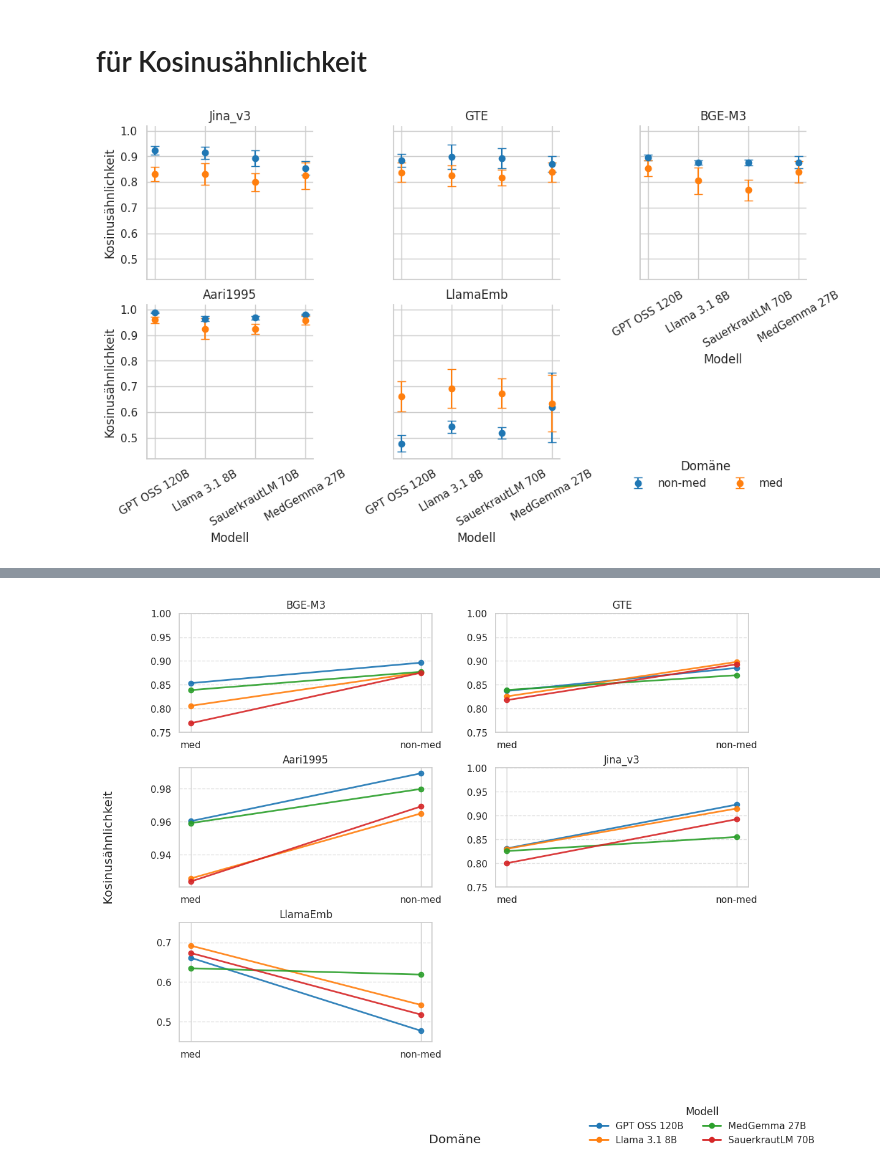
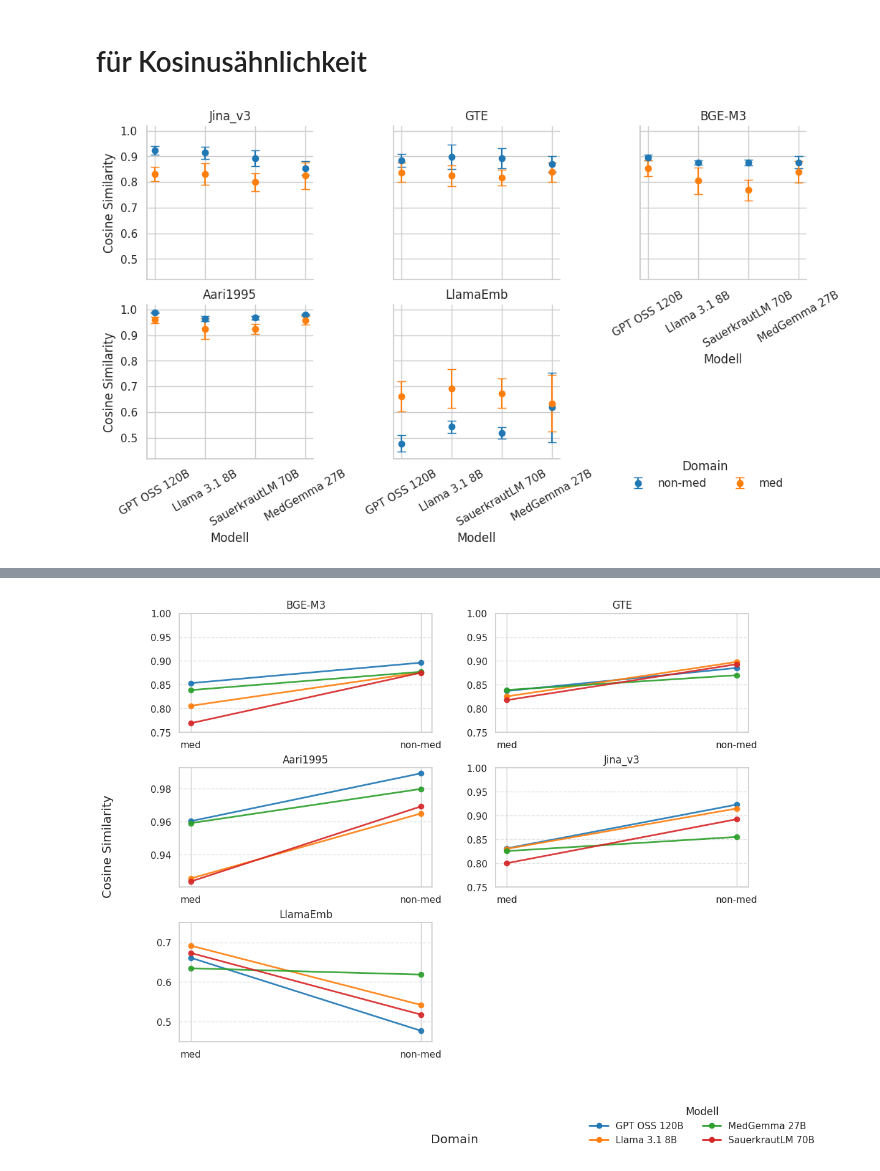
Before and after one commit to ahmad-Wattar/whisper-llm-eval, a Jupyter notebook: plots/gemeinsame_plots.ipynb, the cells around one changed output, grey strips where cells are left out. Drawn from its saved outputs; the diff is of its cells as text; code cells hidden in the pictures.

```diff
--- a/plots/gemeinsame_plots.ipynb
+++ b/plots/gemeinsame_plots.ipynb
@@ -95,10 +102,6 @@ plt.show()
 # %% [markdown]
 # für Kosinusähnlichkeit
 # %%
-import pandas as pd
-import seaborn as sns
-import matplotlib.pyplot as plt
-
 sns.set_theme(style="whitegrid")
 
 # ======================================================
@@ -194,33 +197,33 @@ def point_range(data, **kwargs):
 
 g.map_dataframe(point_range)
 
-g.set_axis_labels("Modell", "Kosinusähnlichkeit")
+g.set_axis_labels("Modell", "Cosine Similarity")
 g.set_titles("{col_name}")
 
 for ax in g.axes.flat:
     ax.tick_params(axis="x", rotation=30)
 
 # ===== Legende unten, mit Abstand =====
 handles, labels = g.axes.flat[0].get_legend_handles_labels()
 
 for ax in g.axes.flat:
     if ax.legend_ is not None:
         ax.legend_.remove()
 
 g.fig.subplots_adjust(bottom=0.28)
 
 g.fig.legend(
     handles,
     labels,
-    title="Domäne",
+    title="Domain",
     loc="lower center",
     bbox_to_anchor=(0.8, 0.2),
     ncol=2,
     frameon=False
 )
 
 output_filename = "point_range_plot.png"
 plt.savefig(output_filename, dpi=300)
 plt.show()
 # %% [output]
-[figure, old version]
+[figure, new version]
```
Also changed, not shown: parts of 8 cells of this notebook, 2 other files.
